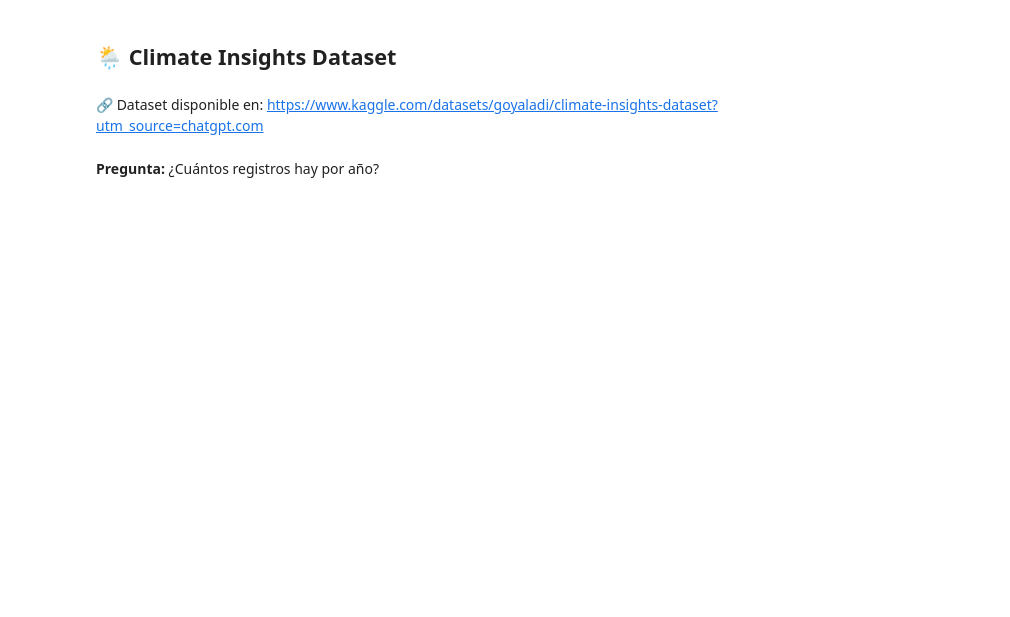
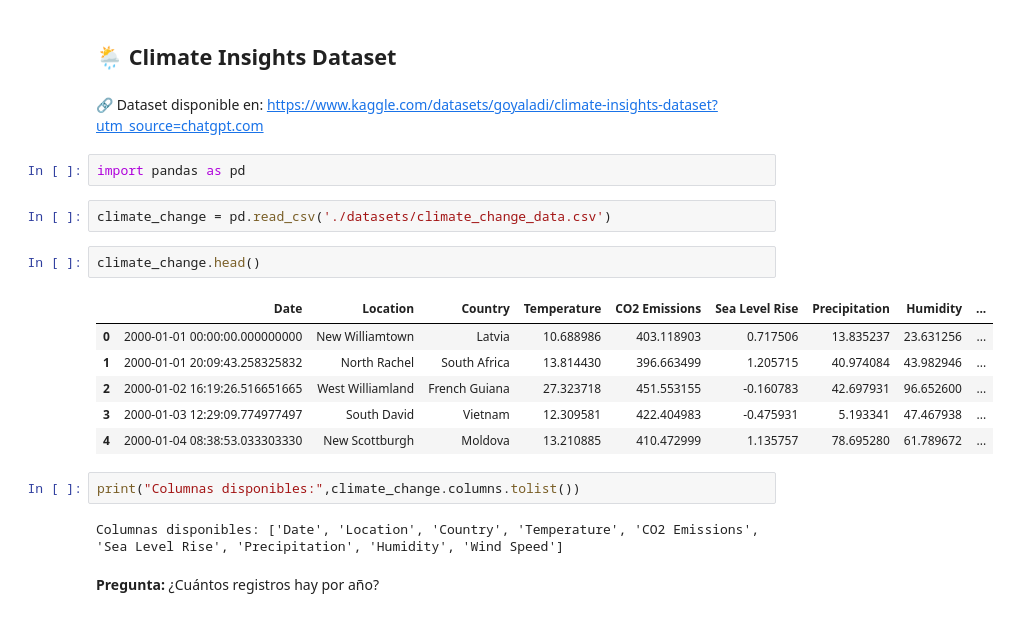
Before and after one commit to Lizeh06-P/AnaliticadeDatosNegociosDigitales, a Jupyter notebook: 03-practica-pandas-visualizacion/practicas-con-datasets-kaggle.ipynb, the cells around one changed output. Saved outputs shown, nothing was run; the diff lists cells and outputs as text; blank space fills up the shorter version.

Commit message:
Logro:Practicas con datasets de Kaggle tarea

```diff
--- a/03-practica-pandas-visualizacion/practicas-con-datasets-kaggle.ipynb
+++ b/03-practica-pandas-visualizacion/practicas-con-datasets-kaggle.ipynb
@@ -117,6 +575,23 @@ print(df_retail.shape)
 ## 🌦️ Climate Insights Dataset
 # %% [markdown]
 🔗 Dataset disponible en: [https://www.kaggle.com/datasets/goyaladi/climate-insights-dataset?utm_source=chatgpt.com](https://www.kaggle.com/datasets/goyaladi/climate-insights-dataset?utm_source=chatgpt.com)
+# %%
+import pandas as pd
+# %%
+climate_change = pd.read_csv('./datasets/climate_change_data.csv')
+# %%
+climate_change.head()
+# %% [output]
+|  | Date | Location | Country | Temperature | CO2 Emissions | Sea Level Rise | Precipitation | Humidity | ... |
+| 0 | 2000-01-01 00:00:00.000000000 | New Williamtown | Latvia | 10.688986 | 403.118903 | 0.717506 | 13.835237 | 23.631256 | ... |
+| 1 | 2000-01-01 20:09:43.258325832 | North Rachel | South Africa | 13.814430 | 396.663499 | 1.205715 | 40.974084 | 43.982946 | ... |
+| 2 | 2000-01-02 16:19:26.516651665 | West Williamland | French Guiana | 27.323718 | 451.553155 | -0.160783 | 42.697931 | 96.652600 | ... |
+| 3 | 2000-01-03 12:29:09.774977497 | South David | Vietnam | 12.309581 | 422.404983 | -0.475931 | 5.193341 | 47.467938 | ... |
+| 4 | 2000-01-04 08:38:53.033303330 | New Scottburgh | Moldova | 13.210885 | 410.472999 | 1.135757 | 78.695280 | 61.789672 | ... |
+# %%
+print("Columnas disponibles:",climate_change.columns.tolist())
+# %% [output]
+Columnas disponibles: ['Date', 'Location', 'Country', 'Temperature', 'CO2 Emissions', 'Sea Level Rise', 'Precipitation', 'Humidity', 'Wind Speed']
 # %% [markdown]
 **Pregunta:** ¿Cuántos registros hay por año?
 # %%
```
Also changed, not shown: parts of 53 cells of this notebook, 29 other files.
